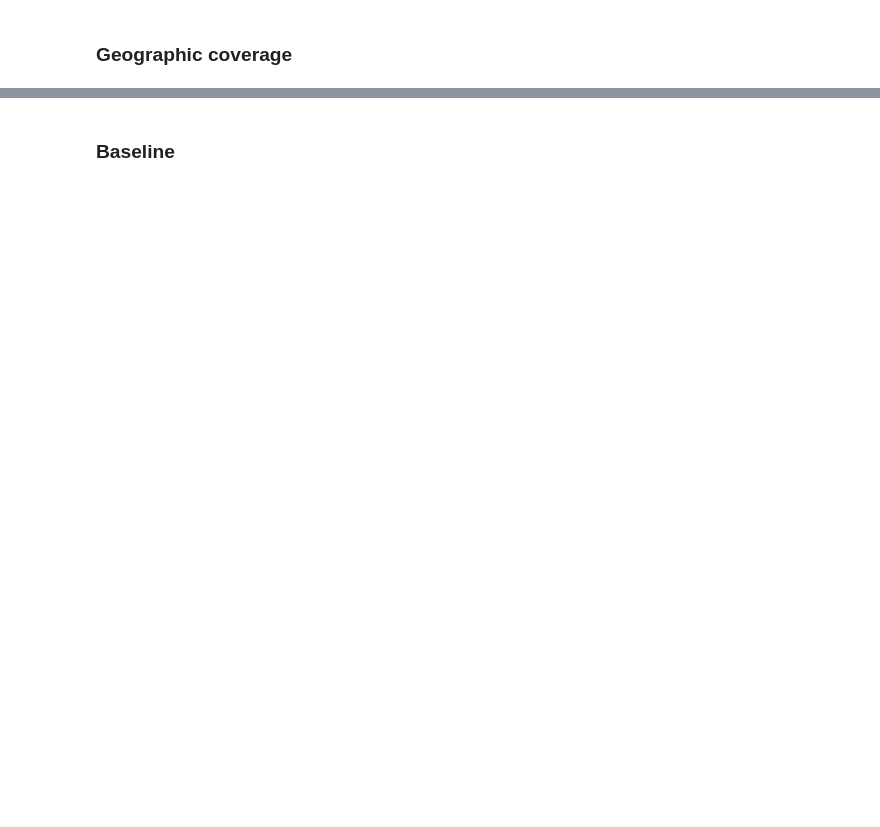
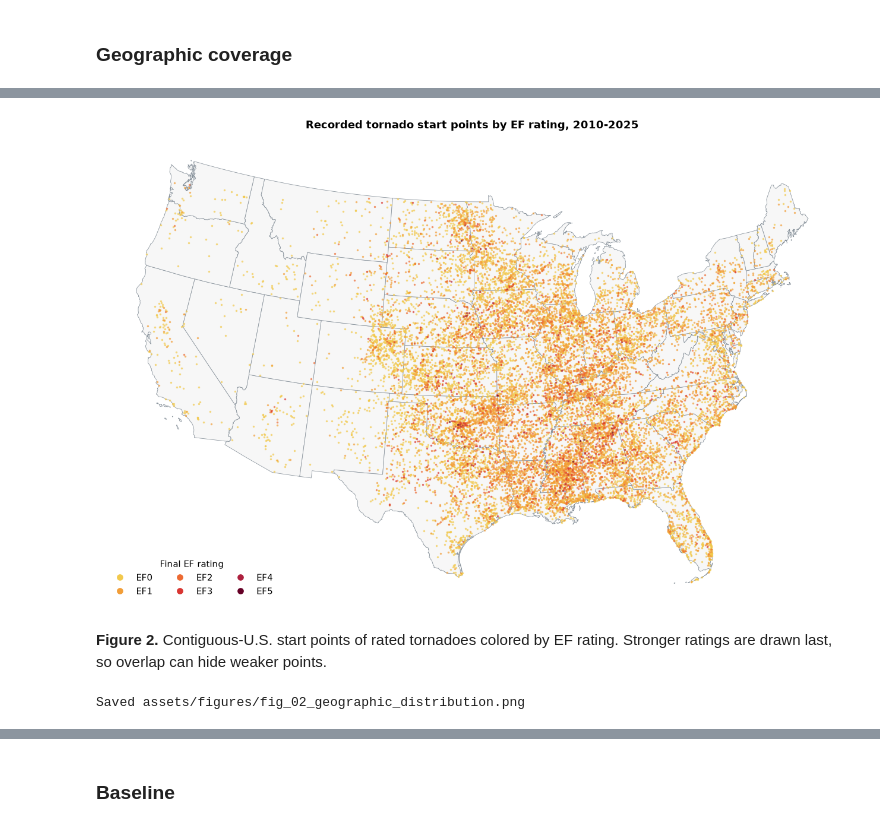
Before and after one commit to jakeryderv/tornado-severity-analysis, a Jupyter notebook: notebook.ipynb, the cells around one changed output, grey strips where cells are left out. Cells and saved outputs as stored; diff of their text form; code cells hidden in the pictures; blank space fills up the shorter version.

```diff
--- a/notebook.ipynb
+++ b/notebook.ipynb
@@ -1643,0 +265,50 @@ strategy_configs = [
+# %%
+# Contiguous U.S. only for the map; the modeling cohort keeps every region.
+states = gpd.read_parquet(SOURCE_DIR / "analysis/county_boundaries.parquet").dissolve("state_fips")
+states = states.loc[~states.index.isin(["02", "15", "60", "66", "69", "72", "78"])].to_crs(
+    "EPSG:5070"
+)
+rated = records.loc[
+    known & records.start_longitude.between(-125, -66) & records.start_latitude.between(24, 50)
+]
+points = gpd.GeoDataFrame(
+    rated[[TARGET]],
+    geometry=gpd.points_from_xy(rated.start_longitude, rated.start_latitude),
+    crs="EPSG:4326",
+).to_crs(states.crs)
+
+fig, ax = plt.subplots(figsize=(12, 7.5), layout="constrained")
+states.plot(ax=ax, color="#F7F7F7", edgecolor="#89939C", linewidth=0.5)
+for rating, label in enumerate(CLASS_NAMES):
+    selected = points.loc[points[TARGET].eq(rating)]
+    ax.scatter(
+        selected.geometry.x,
+        selected.geometry.y,
+        s=5,
+        alpha=0.7,
+        color=EF_COLORS[label],
+        linewidths=0,
+        zorder=3 + rating,
+    )
+ax.set_axis_off()
+ax.set_title("Recorded tornado start points by EF rating, 2010-2025", pad=12)
+ax.legend(
+    handles=[
+        Line2D([], [], marker="o", linestyle="", markersize=6, color=EF_COLORS[c], label=c)
+        for c in CLASS_NAMES
+    ],
+    loc="lower left",
+    frameon=False,
+    ncol=3,
+    title="Final EF rating",
+)
+show_figure(
+    fig,
+    "fig_02_geographic_distribution",
+    "**Figure 2.** Contiguous-U.S. start points of rated tornadoes colored by EF rating. Stronger "
+    "ratings are drawn last, so overlap can hide weaker points.",
+)
+# %% [output]
+[figure, added]
+**Figure 2.** Contiguous-U.S. start points of rated tornadoes colored by EF rating. Stronger ratings are drawn last, so overlap can hide weaker points.
+Saved assets/figures/fig_02_geographic_distribution.png
```
Also changed, not shown: parts of 87 cells of this notebook, 59 other files.
